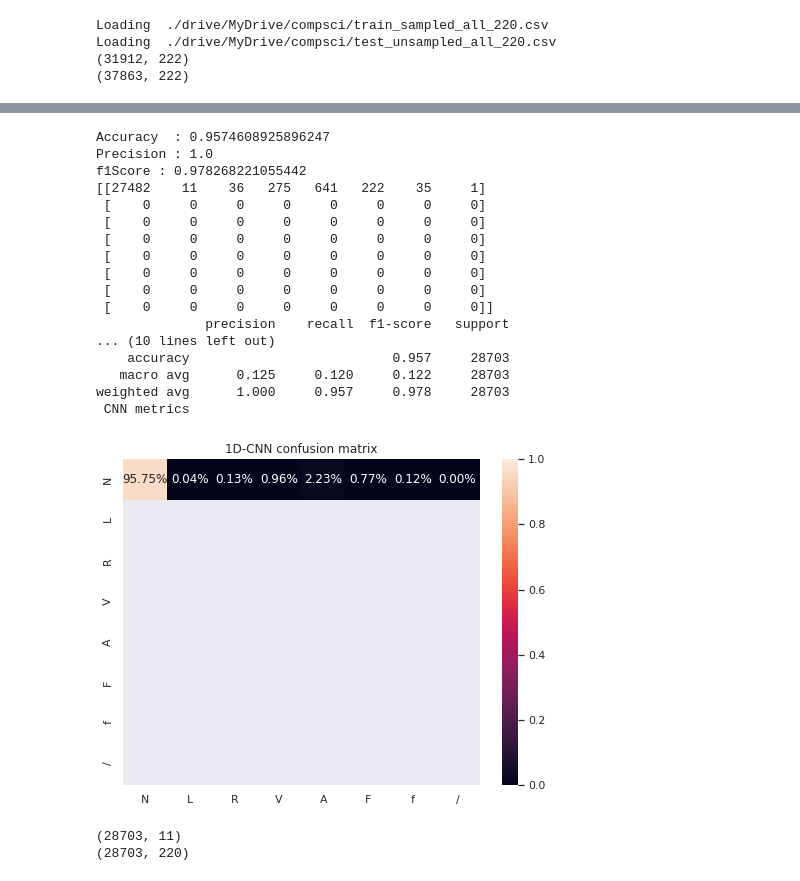
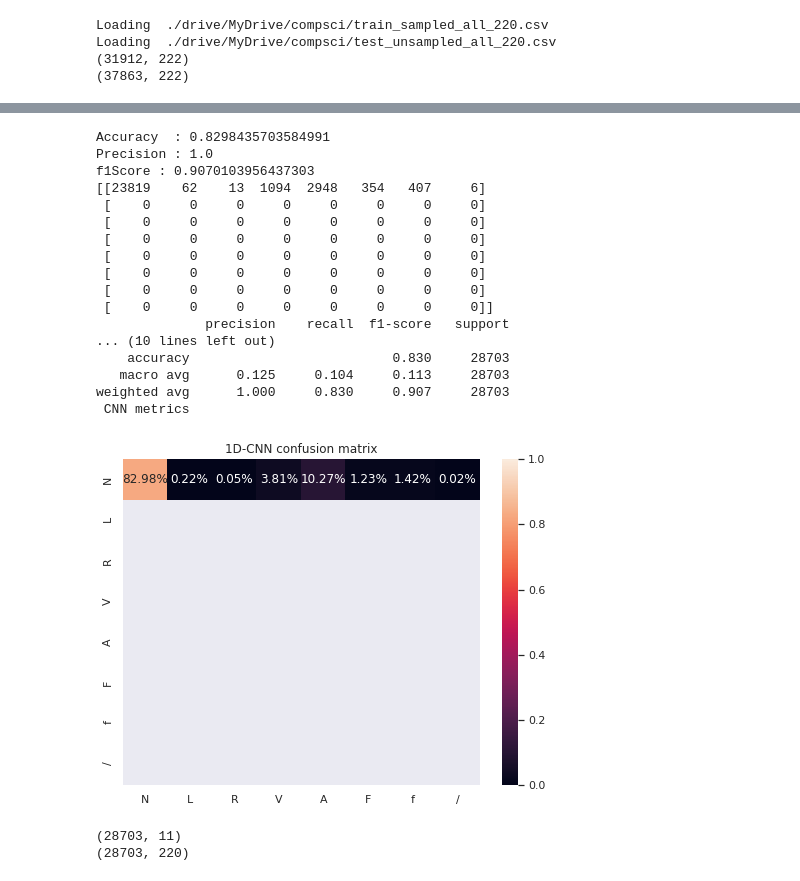
Before and after one commit to shouryaverma/cs_lvl4_project, a Jupyter notebook: code notebooks/cnn_model.ipynb, the cells around one changed output, grey strips where cells are left out. Drawn from its saved outputs; the diff is of its cells as text; code cells hidden in the pictures.

```diff
--- a/code notebooks/cnn_model.ipynb
+++ b/code notebooks/cnn_model.ipynb
@@ -136,0 +130,6 @@ print(y_test1.shape)
+# %%
+#Use this for noisy test data
+s = np.random.normal(0, 0.5, X_test.shape)
+noise_test = X_test+s
+print(noise_test.shape)
+X_test1 = noise_test.reshape(noise_test.shape + (1,1))
@@ -238,37 +239,37 @@ cnnpredictions = cnnmodel.predict(X_test1[:,:,:,0], verbose=1)
 # %%
 #performance metrics
 
 cnn_predict=np.argmax(cnnpredictions,axis=1)
 cnn_actual_value=np.argmax(y_test1,axis=1)
 CNN_cf_m = showResults(cnn_actual_value, cnn_predict)
 from sklearn import metrics
-metrics = metrics.classification_report(cnn_actual_value, cnn_predict, digits=3)
-print(metrics, 'CNN metrics')
+cnnmetrics = metrics.classification_report(cnn_actual_value, cnn_predict, digits=3)
+print(cnnmetrics, 'CNN metrics')
 categories=['N','L','R','V','A','F','f','/']
 plt.figure(figsize=(8,6))
 CNN_cf_m = CNN_cf_m.astype('float')/ CNN_cf_m.sum(axis=1)[:,np.newaxis]
 sns.heatmap(CNN_cf_m,annot=True,fmt='.2%',xticklabels=categories,yticklabels=categories,vmin=0,vmax=1)
 plt.title('1D-CNN confusion matrix')
 plt.show()
 # %% [output]
-Accuracy  : 0.9574608925896247
+Accuracy  : 0.8298435703584991
 Precision : 1.0
-f1Score : 0.978268221055442
-[[27482    11    36   275   641   222    35     1]
+f1Score : 0.9070103956437303
+[[23819    62    13  1094  2948   354   407     6]
  [    0     0     0     0     0     0     0     0]
  [    0     0     0     0     0     0     0     0]
  [    0     0     0     0     0     0     0     0]
  [    0     0     0     0     0     0     0     0]
  [    0     0     0     0     0     0     0     0]
  [    0     0     0     0     0     0     0     0]
  [    0     0     0     0     0     0     0     0]]
               precision    recall  f1-score   support
 ... (10 lines left out)
-    accuracy                          0.957     28703
-   macro avg      0.125     0.120     0.122     28703
-weighted avg      1.000     0.957     0.978     28703
+    accuracy                          0.830     28703
+   macro avg      0.125     0.104     0.113     28703
+weighted avg      1.000     0.830     0.907     28703
  CNN metrics
-[figure, old version]
+[figure, new version]
 # %%
 from itertools import islice
 def means_of_slices(iterable, slice_size):
```
Also changed, not shown: parts of 9 cells of this notebook, 5 other files.
